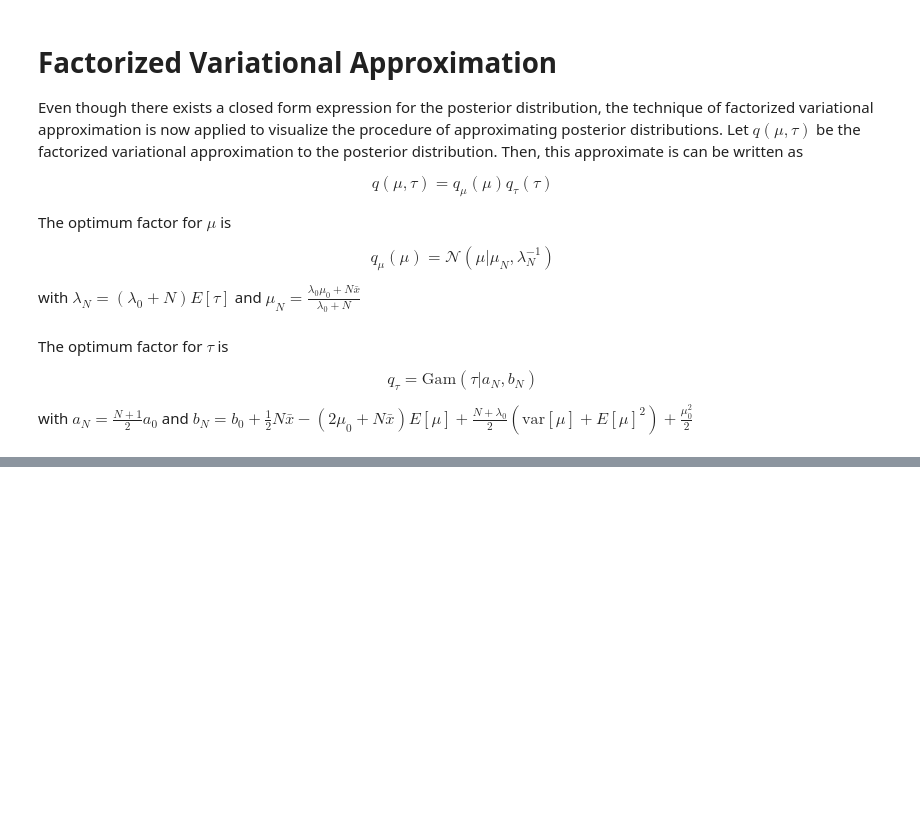
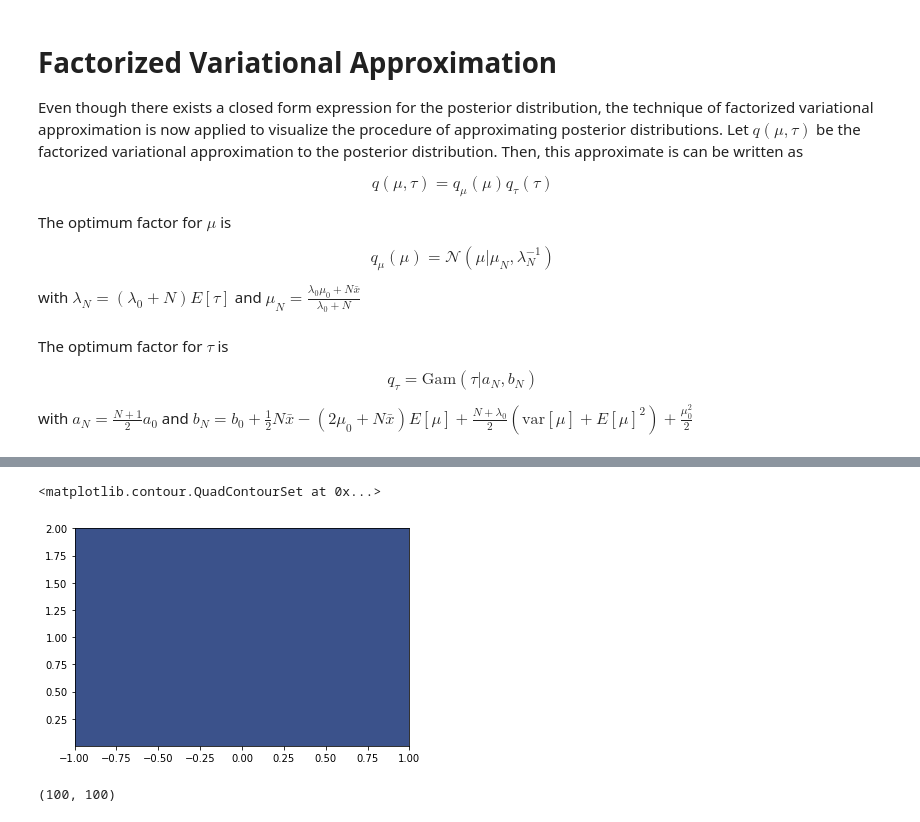
Before and after one commit to fweberling/Variational_Inference, a Jupyter notebook: factorizedVarationalApproximateDistribution.ipynb, the cells around one changed output, grey strips where cells are left out. Saved outputs shown, nothing was run; the diff lists cells and outputs as text; code cells hidden in the pictures; blank space fills up the shorter version.

```diff
--- a/factorizedVarationalApproximateDistribution.ipynb
+++ b/factorizedVarationalApproximateDistribution.ipynb
@@ -149,10 +149,13 @@ q_{\mu}\left(\mu \right) = \mathcal{N}\left(\mu \rvert \mu_N, \lambda_N^{-1} \ri
 with $\lambda_N = \left( \lambda_0 + N \right) E\left[ \tau \right]$ and $\mu_N = \frac{\lambda_0 \mu_0 + N \bar{x}}{\lambda_0 + N}$
 # %%
 mu_N = (lmbda_0 * mu_0 + N * x_mean) / (lmbda_0 + N)
-# %%
-def opt_factor_mu(tau, mu_N):
-  q_mu = norm.pdf(mu_data, loc = mu_N, scale = 1 / np.sqrt((lmbda_0 + N)*tau))
-  return q_mu
+# %%
+def opt_factor_mu(tau, lmbda_0, mu_0, N, x_mean, pos):
+  mu = (lmbda_0 * mu_0 + N * x_mean) / (lmbda_0 + N)
+  stdv = 1 / np.sqrt((lmbda_0 + N)*tau)
+  mu_var = stdv**2
+  q_mu = norm.pdf(pos[:,:,0], loc = mu, scale = stdv)
+  return q_mu, mu, mu_var
 # %% [markdown]
 The optimum factor for $\tau$ is
 
@@ -164,6 +169,7 @@ with $a_N = \frac{N+1}{2} a_0$ and $b_N = b_0 + \frac{1}{2} N \bar{x} - \left( 2
 # %%
-def opt_factor_tau(mu, mu_var, N, x_mean, a_0, b_0, mu_0):
+def opt_factor_tau(mu, mu_var, N, x_mean, a_0, b_0, mu_0, pos):
   a_N = (N + 1) / 2 * a_0
-  b_N = b_0 + 1/2 * N * x_mean - (2 * mu_0 + N * x_mean) * mu + (N + lmbda_0) / 2 * mu_var + mu_0^2 / 2
-  q_mu = gamma.pdf(tau_data, a_N, scale = 1 / b_N)
-  return q_mu
+  b_N = b_0 + 1/2 * N * x_mean - (2 * mu_0 + N * x_mean) * mu + (N + lmbda_0) / 2 * (mu_var + mu**2) + mu_0**2 / 2
+  q_tau = gamma.pdf(pos[:,:,1], a_N, scale = 1 / b_N)
+  tau_expected = a_N / b_N
+  return q_tau, tau_expected
@@ -169,0 +181,10 @@ def opt_factor_tau(mu, mu_var, N, x_mean, a_0, b_0, mu_0):
+# %%
+tau = 100
+
+posterior_approx = np.zeros_like(true_posterior)
+n=0
+
+while np.all(np.abs(true_posterior - posterior_approx) < 0.000000):
+  q_mu, mu, mu_var = opt_factor_mu(tau, lmbda_0, mu_0, N, x_mean, pos)
+  q_tau, tau = opt_factor_tau(mu, mu_var, N, x_mean, a_0, b_0, mu_0, pos)
+  posterior_approx = q_mu * q_tau
@@ -169,0 +201,7 @@ def opt_factor_tau(mu, mu_var, N, x_mean, a_0, b_0, mu_0):
+# %%
+fig2 = plt.figure()
+ax2 = fig2.add_subplot(111)
+ax2.contourf(mu_Data, tau_Data, posterior_approx)
+# %% [output]
+<matplotlib.contour.QuadContourSet at 0x...>
+[figure, added]
@@ -169,0 +210,4 @@ def opt_factor_tau(mu, mu_var, N, x_mean, a_0, b_0, mu_0):
+# %%
+posterior_approx.shape
+# %% [output]
+(100, 100)
```
Also changed, not shown: parts of 4 cells of this notebook.
